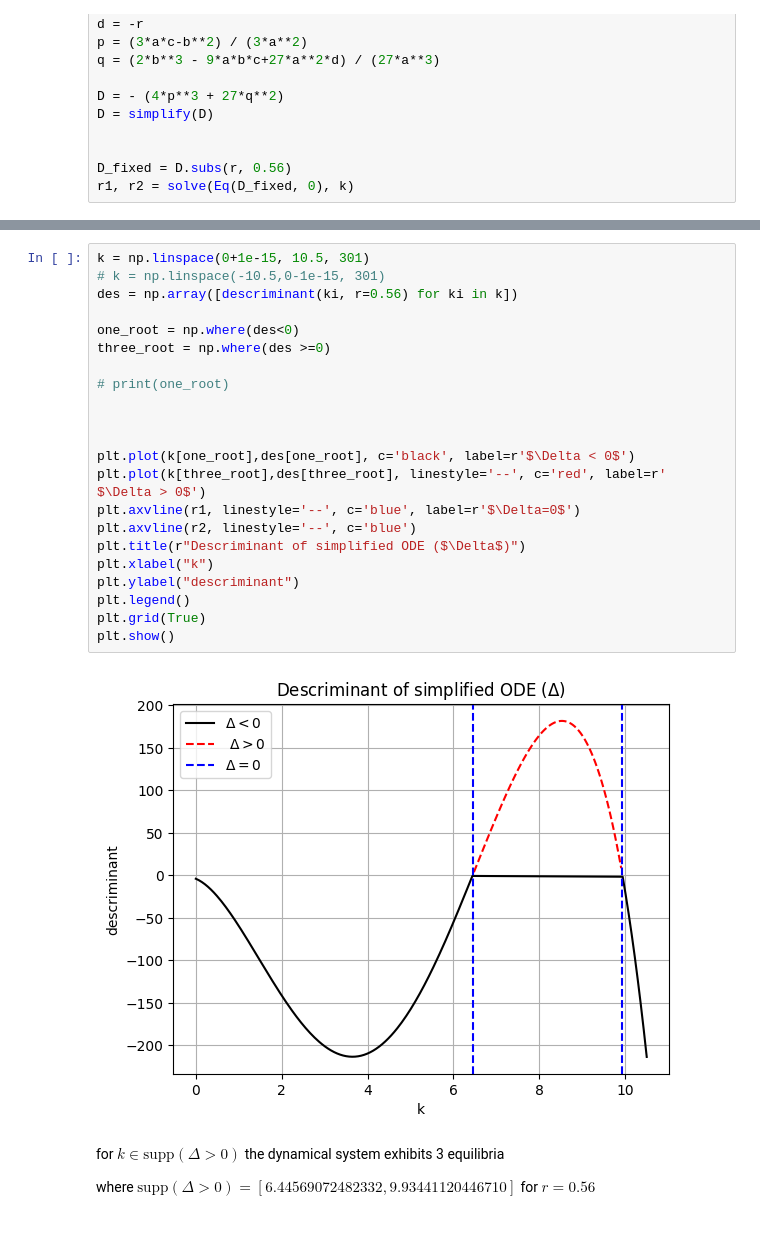
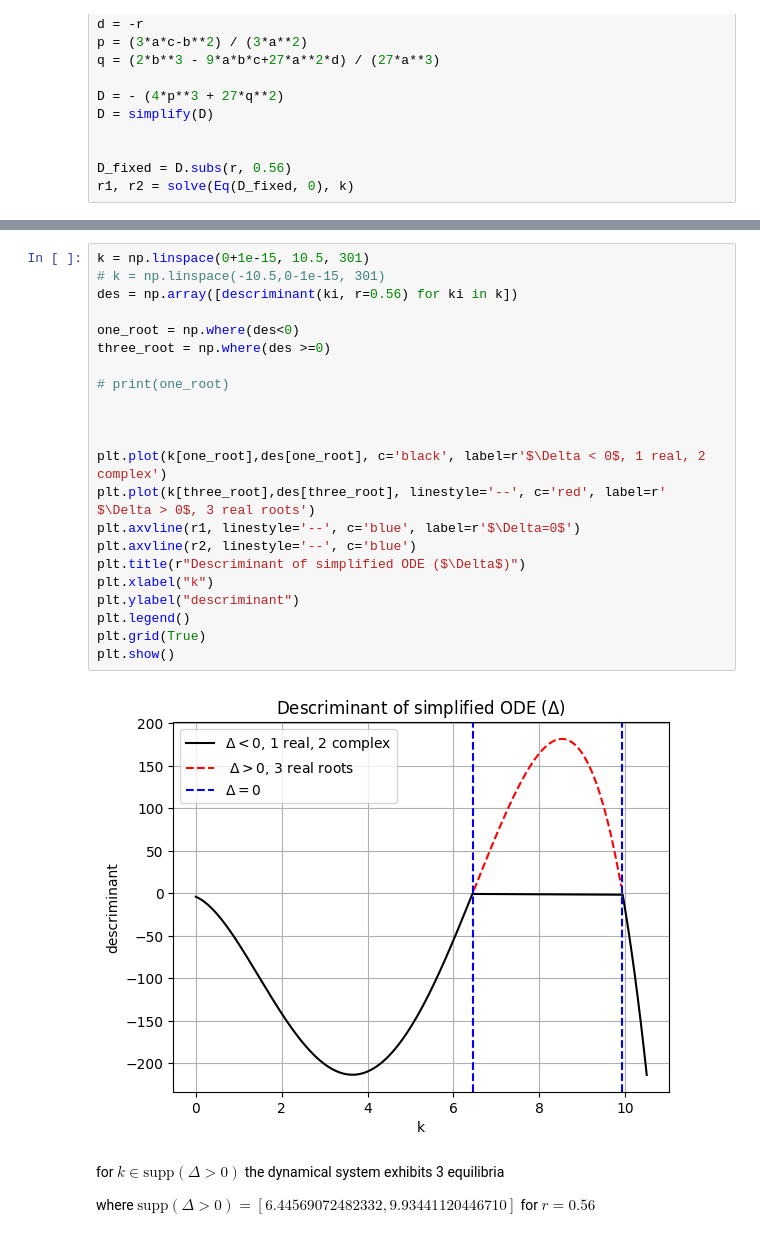
Before and after one commit to MalachiteWind/stable_node_control, a Jupyter notebook: hysteresis2.ipynb, the cells around one changed output, grey strips where cells are left out. Drawn from its saved outputs; the diff is of its cells as text.

```diff
--- a/hysteresis2.ipynb
+++ b/hysteresis2.ipynb
@@ -53,27 +65,27 @@ r1,r2
 # %%
 k = np.linspace(0+1e-15, 10.5, 301)
 # k = np.linspace(-10.5,0-1e-15, 301)
 des = np.array([descriminant(ki, r=0.56) for ki in k])
 
 one_root = np.where(des<0)
 three_root = np.where(des >=0)
 
 # print(one_root)
 
 
 
-plt.plot(k[one_root],des[one_root], c='black', label=r'$\Delta < 0$')
-plt.plot(k[three_root],des[three_root], linestyle='--', c='red', label=r' $\Delta > 0$')
+plt.plot(k[one_root],des[one_root], c='black', label=r'$\Delta < 0$, 1 real, 2 complex')
+plt.plot(k[three_root],des[three_root], linestyle='--', c='red', label=r' $\Delta > 0$, 3 real roots')
 plt.axvline(r1, linestyle='--', c='blue', label=r'$\Delta=0$')
 plt.axvline(r2, linestyle='--', c='blue')
 plt.title(r"Descriminant of simplified ODE ($\Delta$)")
 plt.xlabel("k")
 plt.ylabel("descriminant")
 plt.legend()
 plt.grid(True)
 plt.show()
 # %% [output]
-[figure, old version]
+[figure, new version]
 # %% [markdown]
 for $k \in \text{supp}(\Delta > 0)$ the dynamical system exhibits 3 equilibria
 
```
Also changed, not shown: parts of 7 cells of this notebook, 1 other file.
